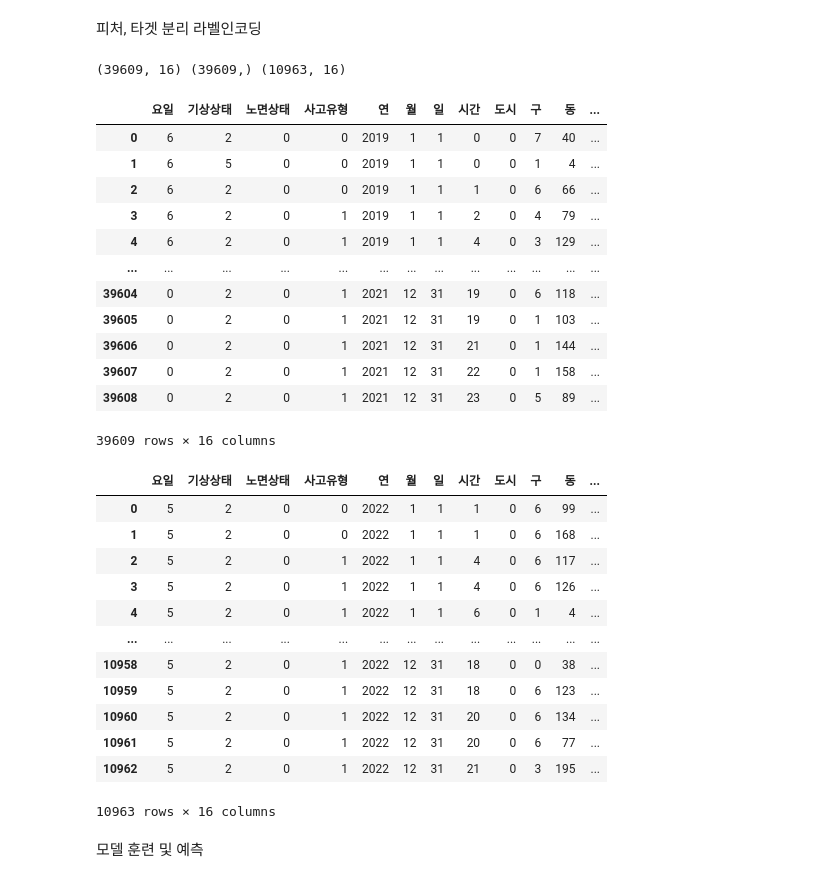
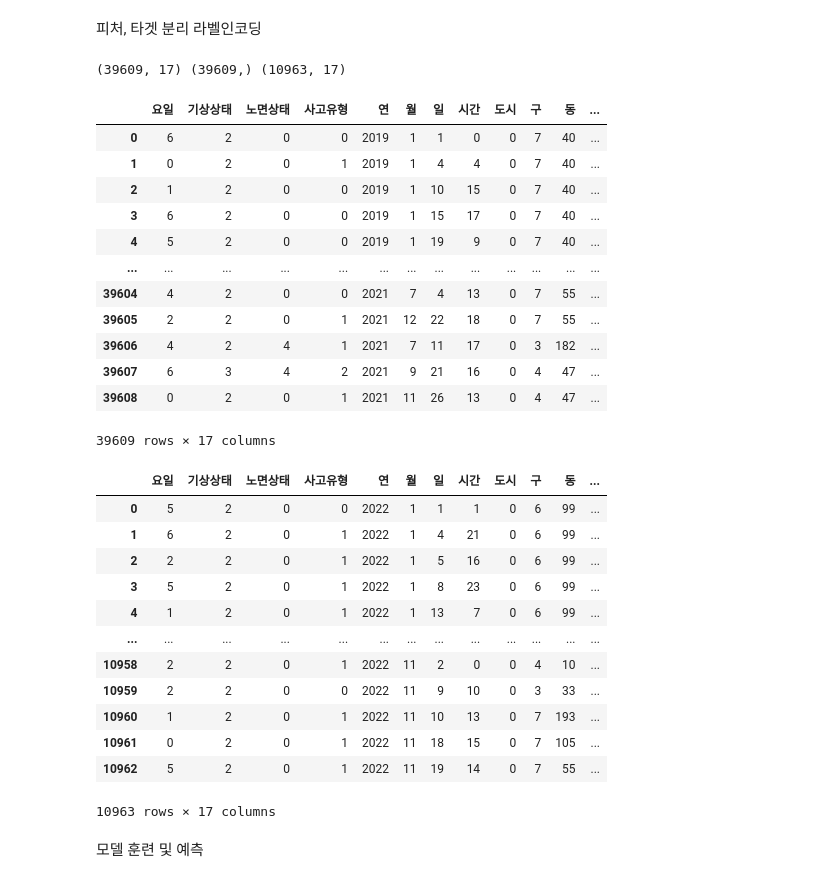
Before and after one commit to JinsolKN/daegu_traffic, a Jupyter notebook: xgboost.ipynb, the cells around one changed output. Saved outputs shown, nothing was run; the diff lists cells and outputs as text; code cells hidden in the pictures.

Commit message:
add road_feature 3 xgboost9.csv

```diff
--- a/xgboost.ipynb
+++ b/xgboost.ipynb
@@ -88,3 +88,11 @@ display(f"columns of test_df : {test_df.columns}")
 "columns of test_df : Index(['ID', '요일', '기상상태', '도로형태', '노면상태', '사고유형', '연', '월', '일', '시간', '도시',\n       '구', '동'],\n      dtype='object')"
 "columns of train_df : Index(['ID', '요일', '기상상태', '노면상태', '사고유형', 'ECLO', '연', '월', '일', '시간', '도시',\n       '구', '동', '도로형태1', '도로형태2'],\n      dtype='object')"
 "columns of test_df : Index(['ID', '요일', '기상상태', '노면상태', '사고유형', '연', '월', '일', '시간', '도시', '구', '동',\n       '도로형태1', '도로형태2'],\n      dtype='object')"
+# %%
+#직선, 혼잡, 골목, 시골 주관적 분리
+road_feature_df = pd.read_csv('/content/drive/MyDrive/colab/daegu_traffic/도로형태3.csv')
+train_df = pd.merge(train_df, road_feature_df, on='동', how='inner')
+train_df.shape
+
+test_df = pd.merge(test_df, road_feature_df, on='동', how='inner')
+test_df.shape
@@ -511,47 +513,47 @@ y = train_df['ECLO']
 test_df = test_df.drop(columns=['ID'])
 print(X.shape, y.shape, test_df.shape)
 # %% [output]
-(39609, 16) (39609,) (10963, 16)
+(39609, 17) (39609,) (10963, 17)
 # %%
 from sklearn.preprocessing import LabelEncoder
 
-FEATURE = ['기상상태','노면상태','사고유형','구','동','도로형태1','도로형태2','요일','도시']
+FEATURE = ['기상상태','노면상태','사고유형','구','동','도로형태1','도로형태2','요일','도시','도로형태3']
 for i in FEATURE:
     le = LabelEncoder()
     X[i]= le.fit_transform(X[i])
     test_df[i]= le.transform(test_df[i])
 
 X
 # %% [output]
 |  | 요일 | 기상상태 | 노면상태 | 사고유형 | 연 | 월 | 일 | 시간 | 도시 | 구 | 동 | ... |
 | 0 | 6 | 2 | 0 | 0 | 2019 | 1 | 1 | 0 | 0 | 7 | 40 | ... |
-| 1 | 6 | 5 | 0 | 0 | 2019 | 1 | 1 | 0 | 0 | 1 | 4 | ... |
-| 2 | 6 | 2 | 0 | 0 | 2019 | 1 | 1 | 1 | 0 | 6 | 66 | ... |
-| 3 | 6 | 2 | 0 | 1 | 2019 | 1 | 1 | 2 | 0 | 4 | 79 | ... |
-| 4 | 6 | 2 | 0 | 1 | 2019 | 1 | 1 | 4 | 0 | 3 | 129 | ... |
+| 1 | 0 | 2 | 0 | 1 | 2019 | 1 | 4 | 4 | 0 | 7 | 40 | ... |
+| 2 | 1 | 2 | 0 | 0 | 2019 | 1 | 10 | 15 | 0 | 7 | 40 | ... |
+| 3 | 6 | 2 | 0 | 0 | 2019 | 1 | 15 | 17 | 0 | 7 | 40 | ... |
+| 4 | 5 | 2 | 0 | 0 | 2019 | 1 | 19 | 9 | 0 | 7 | 40 | ... |
 | ... | ... | ... | ... | ... | ... | ... | ... | ... | ... | ... | ... | ... |
-| 39604 | 0 | 2 | 0 | 1 | 2021 | 12 | 31 | 19 | 0 | 6 | 118 | ... |
-| 39605 | 0 | 2 | 0 | 1 | 2021 | 12 | 31 | 19 | 0 | 1 | 103 | ... |
-| 39606 | 0 | 2 | 0 | 1 | 2021 | 12 | 31 | 21 | 0 | 1 | 144 | ... |
-| 39607 | 0 | 2 | 0 | 1 | 2021 | 12 | 31 | 22 | 0 | 1 | 158 | ... |
-| 39608 | 0 | 2 | 0 | 1 | 2021 | 12 | 31 | 23 | 0 | 5 | 89 | ... |
+| 39604 | 4 | 2 | 0 | 0 | 2021 | 7 | 4 | 13 | 0 | 7 | 55 | ... |
+| 39605 | 2 | 2 | 0 | 1 | 2021 | 12 | 22 | 18 | 0 | 7 | 55 | ... |
+| 39606 | 4 | 2 | 4 | 1 | 2021 | 7 | 11 | 17 | 0 | 3 | 182 | ... |
+| 39607 | 6 | 3 | 4 | 2 | 2021 | 9 | 21 | 16 | 0 | 4 | 47 | ... |
+| 39608 | 0 | 2 | 0 | 1 | 2021 | 11 | 26 | 13 | 0 | 4 | 47 | ... |
-39609 rows × 16 columns
+39609 rows × 17 columns
 # %%
 test_df
 # %% [output]
 |  | 요일 | 기상상태 | 노면상태 | 사고유형 | 연 | 월 | 일 | 시간 | 도시 | 구 | 동 | ... |
 | 0 | 5 | 2 | 0 | 0 | 2022 | 1 | 1 | 1 | 0 | 6 | 99 | ... |
-| 1 | 5 | 2 | 0 | 0 | 2022 | 1 | 1 | 1 | 0 | 6 | 168 | ... |
-| 2 | 5 | 2 | 0 | 1 | 2022 | 1 | 1 | 4 | 0 | 6 | 117 | ... |
-| 3 | 5 | 2 | 0 | 1 | 2022 | 1 | 1 | 4 | 0 | 6 | 126 | ... |
-| 4 | 5 | 2 | 0 | 1 | 2022 | 1 | 1 | 6 | 0 | 1 | 4 | ... |
+| 1 | 6 | 2 | 0 | 1 | 2022 | 1 | 4 | 21 | 0 | 6 | 99 | ... |
+| 2 | 2 | 2 | 0 | 1 | 2022 | 1 | 5 | 16 | 0 | 6 | 99 | ... |
+| 3 | 5 | 2 | 0 | 1 | 2022 | 1 | 8 | 23 | 0 | 6 | 99 | ... |
+| 4 | 1 | 2 | 0 | 1 | 2022 | 1 | 13 | 7 | 0 | 6 | 99 | ... |
 | ... | ... | ... | ... | ... | ... | ... | ... | ... | ... | ... | ... | ... |
-| 10958 | 5 | 2 | 0 | 1 | 2022 | 12 | 31 | 18 | 0 | 0 | 38 | ... |
-| 10959 | 5 | 2 | 0 | 1 | 2022 | 12 | 31 | 18 | 0 | 6 | 123 | ... |
-| 10960 | 5 | 2 | 0 | 1 | 2022 | 12 | 31 | 20 | 0 | 6 | 134 | ... |
-| 10961 | 5 | 2 | 0 | 1 | 2022 | 12 | 31 | 20 | 0 | 6 | 77 | ... |
-| 10962 | 5 | 2 | 0 | 1 | 2022 | 12 | 31 | 21 | 0 | 3 | 195 | ... |
+| 10958 | 2 | 2 | 0 | 1 | 2022 | 11 | 2 | 0 | 0 | 4 | 10 | ... |
+| 10959 | 2 | 2 | 0 | 0 | 2022 | 11 | 9 | 10 | 0 | 3 | 33 | ... |
+| 10960 | 1 | 2 | 0 | 1 | 2022 | 11 | 10 | 13 | 0 | 7 | 193 | ... |
+| 10961 | 0 | 2 | 0 | 1 | 2022 | 11 | 18 | 15 | 0 | 7 | 105 | ... |
+| 10962 | 5 | 2 | 0 | 1 | 2022 | 11 | 19 | 14 | 0 | 7 | 55 | ... |
-10963 rows × 16 columns
+10963 rows × 17 columns
 # %% [markdown]
 모델 훈련 및 예측
 # %%
```
Also changed, not shown: parts of 9 cells of this notebook.
